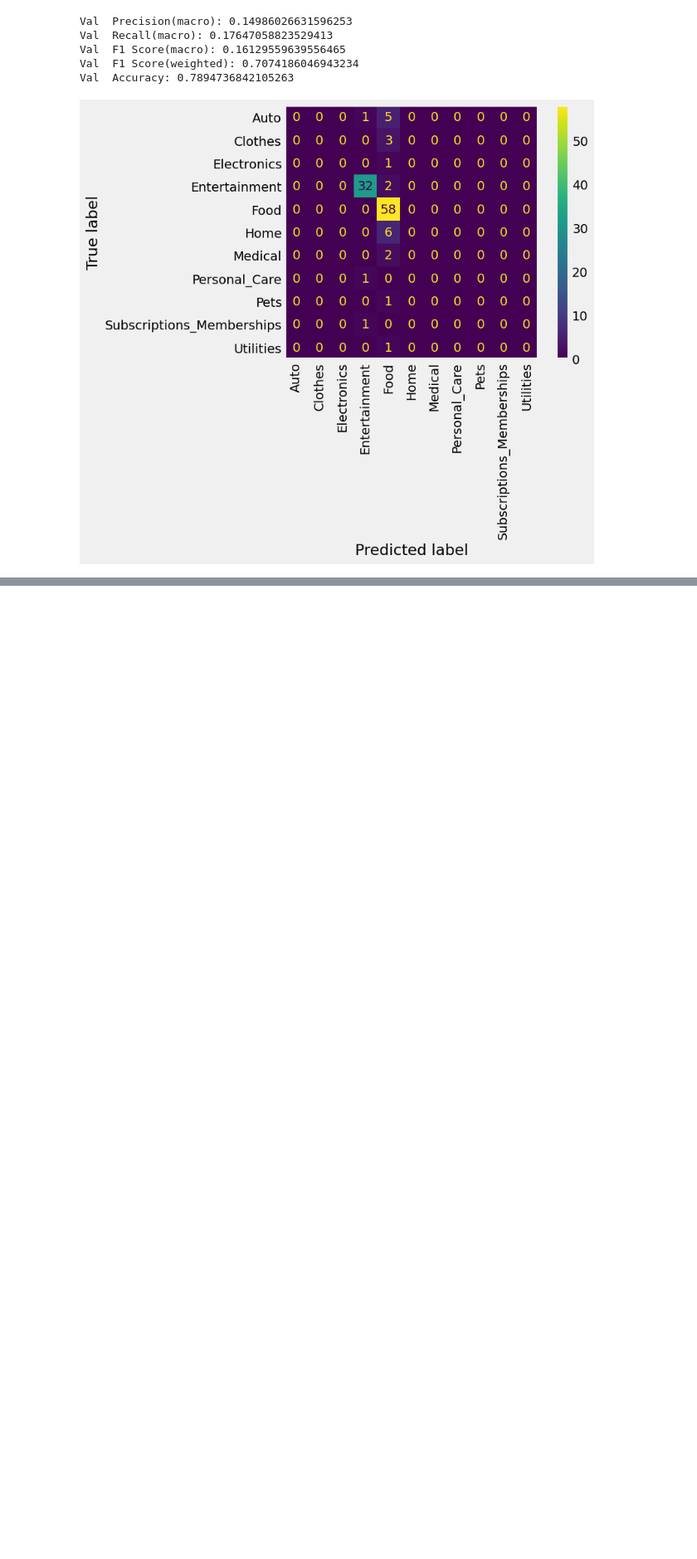
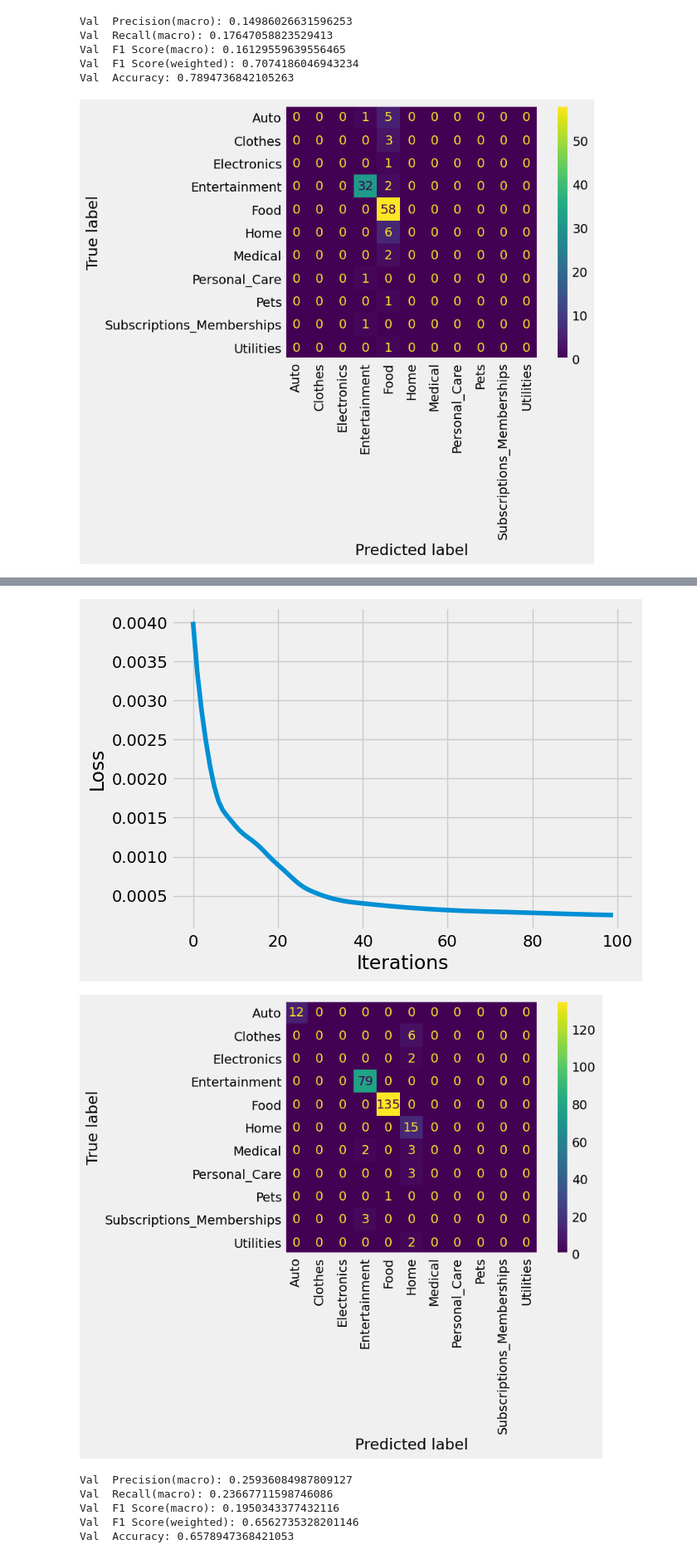
Before and after one commit to Jamessmith9956/CategoryPrediction, a Jupyter notebook: CategoryPrediction.ipynb, the cells around one changed output, grey strips where cells are left out. Shown at 83% size. Saved outputs shown, nothing was run; the diff lists cells and outputs as text; code cells hidden in the pictures; blank space fills up the shorter version.

```diff
--- a/CategoryPrediction.ipynb
+++ b/CategoryPrediction.ipynb
@@ -785,0 +848,26 @@ Val  Accuracy: 0.7894736842105263
+# %%
+# MiniLM encoding on concatenated data
+from torch import from_numpy
+train_X = from_numpy(
+    model.encode(
+        train[['Description', 'Category', 'Sub_Category']].apply(lambda x: ', '.join(x.astype(str)), axis=1).values
+))
+train_y = from_numpy(model.encode( train[['Category', 'Sub_Category']].apply(lambda x: ', '.join(x.astype(str)), axis=1).values.astype(str)))
+val_X = from_numpy(model.encode(val['Description'].values.astype(str))) # don't include the categories in the val or test sets
+# test_X = model.encode(test['Description'].values.astype(str))
+
+# Train the autoencoder
+classifying_model = autoencoder()
+optimizer = optim.Adam(classifying_model.parameters(), lr=0.001, weight_decay=1e-5)  # larger the no batches the smaller the weight decay
+#train_autoencoder(classifying_model, train_X, optimizer, num_epochs=100)
+train_classifier(classifying_model, train_X, train_y, optimizer)
+# Validate the autoencoder
+val_outputs = classifying_model(val_X)
+val_loss = loss(val_outputs, val_X)
+print(f'Validation Loss: {val_loss.item():.4f}')
+
+# evaluate
+train_X_embedding = classifying_model.encoder(train_X).detach().numpy()
+val_X_embedding = classifying_model.encoder(val_X).detach().numpy()
+evaluate_svm(train_X_embedding, train['Category'], val_X_embedding, val['Category'])
+# %% [output]
@@ -785,0 +890,7 @@ Val  Accuracy: 0.7894736842105263
+[figure, added]
+[figure, added]
+Val  Precision(macro): 0.25936084987809127
+Val  Recall(macro): 0.23667711598746086
+Val  F1 Score(macro): 0.1950343377432116
+Val  F1 Score(weighted): 0.6562735328201146
+Val  Accuracy: 0.6578947368421053
```
Also changed, not shown: parts of 14 cells of this notebook, 1 other file.
